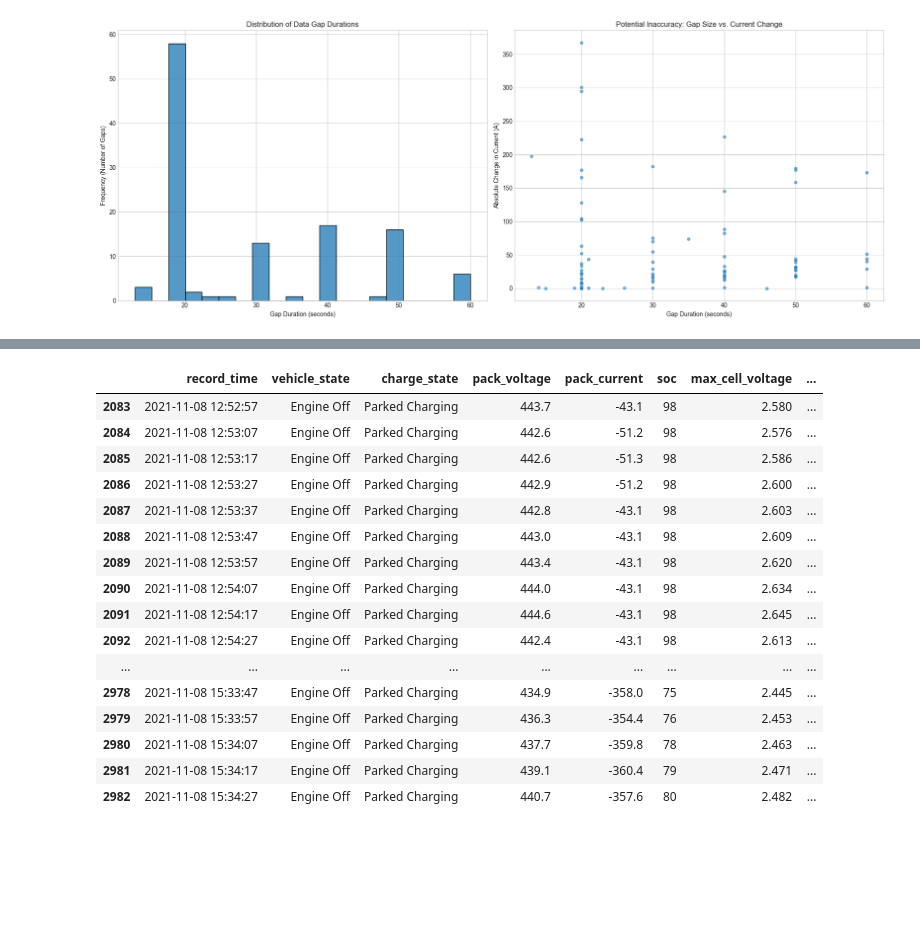
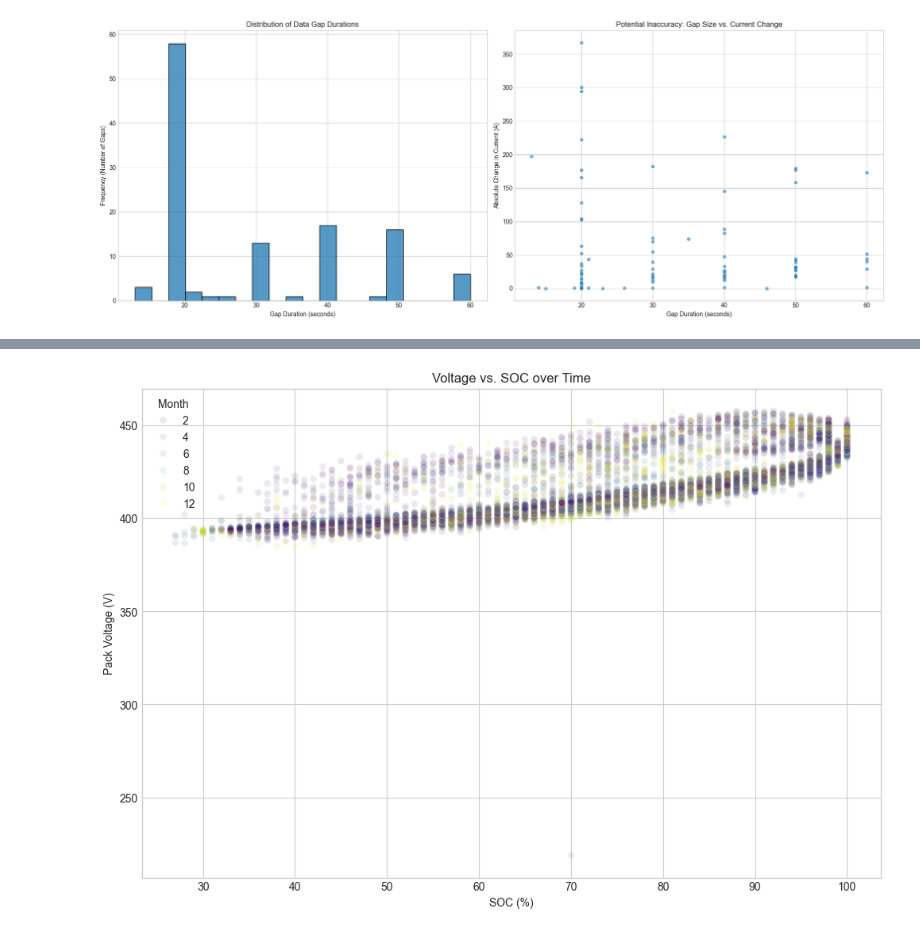
Before and after one commit to Shrinarayann/EV-Analysis, a Jupyter notebook: analysis.ipynb, the cells around one changed output, grey strips where cells are left out. Saved outputs shown, nothing was run; the diff lists cells and outputs as text; code cells hidden in the pictures; blank space fills up the shorter version.

```diff
--- a/analysis.ipynb
+++ b/analysis.ipynb
@@ -784,20 +765,18 @@ charging_df
-# %%
-charging_df[100:150]
-# %% [output]
-|  | record_time | vehicle_state | charge_state | pack_voltage | pack_current | soc | max_cell_voltage | ... |
-| 2083 | 2021-11-08 12:52:57 | Engine Off | Parked Charging | 443.7 | -43.1 | 98 | 2.580 | ... |
-| 2084 | 2021-11-08 12:53:07 | Engine Off | Parked Charging | 442.6 | -51.2 | 98 | 2.576 | ... |
-| 2085 | 2021-11-08 12:53:17 | Engine Off | Parked Charging | 442.6 | -51.3 | 98 | 2.586 | ... |
-| 2086 | 2021-11-08 12:53:27 | Engine Off | Parked Charging | 442.9 | -51.2 | 98 | 2.600 | ... |
-| 2087 | 2021-11-08 12:53:37 | Engine Off | Parked Charging | 442.8 | -43.1 | 98 | 2.603 | ... |
-| 2088 | 2021-11-08 12:53:47 | Engine Off | Parked Charging | 443.0 | -43.1 | 98 | 2.609 | ... |
-| 2089 | 2021-11-08 12:53:57 | Engine Off | Parked Charging | 443.4 | -43.1 | 98 | 2.620 | ... |
-| 2090 | 2021-11-08 12:54:07 | Engine Off | Parked Charging | 444.0 | -43.1 | 98 | 2.634 | ... |
-| 2091 | 2021-11-08 12:54:17 | Engine Off | Parked Charging | 444.6 | -43.1 | 98 | 2.645 | ... |
-| 2092 | 2021-11-08 12:54:27 | Engine Off | Parked Charging | 442.4 | -43.1 | 98 | 2.613 | ... |
-| ... | ... | ... | ... | ... | ... | ... | ... | ... |
-| 2978 | 2021-11-08 15:33:47 | Engine Off | Parked Charging | 434.9 | -358.0 | 75 | 2.445 | ... |
-| 2979 | 2021-11-08 15:33:57 | Engine Off | Parked Charging | 436.3 | -354.4 | 76 | 2.453 | ... |
-| 2980 | 2021-11-08 15:34:07 | Engine Off | Parked Charging | 437.7 | -359.8 | 78 | 2.463 | ... |
-| 2981 | 2021-11-08 15:34:17 | Engine Off | Parked Charging | 439.1 | -360.4 | 79 | 2.471 | ... |
-| 2982 | 2021-11-08 15:34:27 | Engine Off | Parked Charging | 440.7 | -357.6 | 80 | 2.482 | ... |
+# %%
+plt.figure(figsize=(12, 8))
+sample_df = df.sample(n=50000, random_state=1)
+sns.scatterplot(
+    data=sample_df,
+    x='soc',
+    y='pack_voltage',
+    hue=sample_df['record_time'].dt.month,
+    palette='viridis',
+    alpha=0.1
+)
+plt.title('Voltage vs. SOC over Time')
+plt.xlabel('SOC (%)')
+plt.ylabel('Pack Voltage (V)')
+plt.legend(title='Month')
+plt.show()
+# %% [output]
+[figure, added]
```
Also changed, not shown: parts of 8 cells of this notebook.
